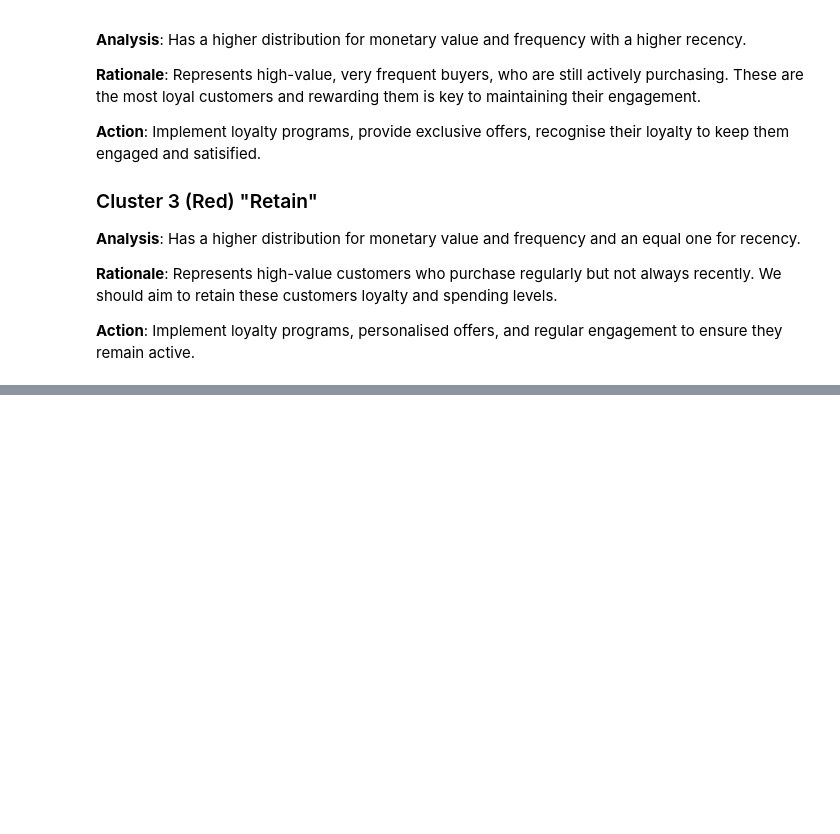
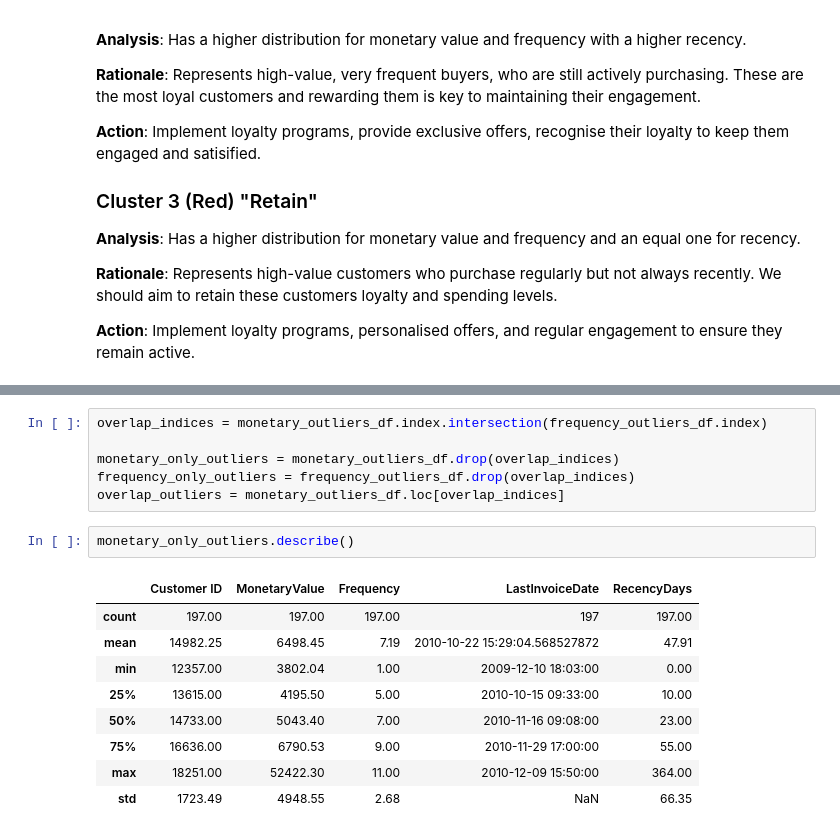
Before and after one commit to Achronus/data-exploration, a Jupyter notebook: retail-customer-analysis/analysis.ipynb, the cells around one changed output, grey strips where cells are left out. Saved outputs shown, nothing was run; the diff lists cells and outputs as text; blank space fills up the shorter version.

```diff
--- a/retail-customer-analysis/analysis.ipynb
+++ b/retail-customer-analysis/analysis.ipynb
@@ -1033,0 +1040,18 @@ Here's what we learn:
+# %%
+overlap_indices = monetary_outliers_df.index.intersection(frequency_outliers_df.index)
+
+monetary_only_outliers = monetary_outliers_df.drop(overlap_indices)
+frequency_only_outliers = frequency_outliers_df.drop(overlap_indices)
+overlap_outliers = monetary_outliers_df.loc[overlap_indices]
+# %%
+monetary_only_outliers.describe()
+# %% [output]
+|  | Customer ID | MonetaryValue | Frequency | LastInvoiceDate | RecencyDays |
+| count | 197.00 | 197.00 | 197.00 | 197 | 197.00 |
+| mean | 14982.25 | 6498.45 | 7.19 | 2010-10-22 15:29:04.568527872 | 47.91 |
+| min | 12357.00 | 3802.04 | 1.00 | 2009-12-10 18:03:00 | 0.00 |
+| 25% | 13615.00 | 4195.50 | 5.00 | 2010-10-15 09:33:00 | 10.00 |
+| 50% | 14733.00 | 5043.40 | 7.00 | 2010-11-16 09:08:00 | 23.00 |
+| 75% | 16636.00 | 6790.53 | 9.00 | 2010-11-29 17:00:00 | 55.00 |
+| max | 18251.00 | 52422.30 | 11.00 | 2010-12-09 15:50:00 | 364.00 |
+| std | 1723.49 | 4948.55 | 2.68 | NaN | 66.35 |
```
Also changed, not shown: parts of 8 cells of this notebook, 1 other file.
